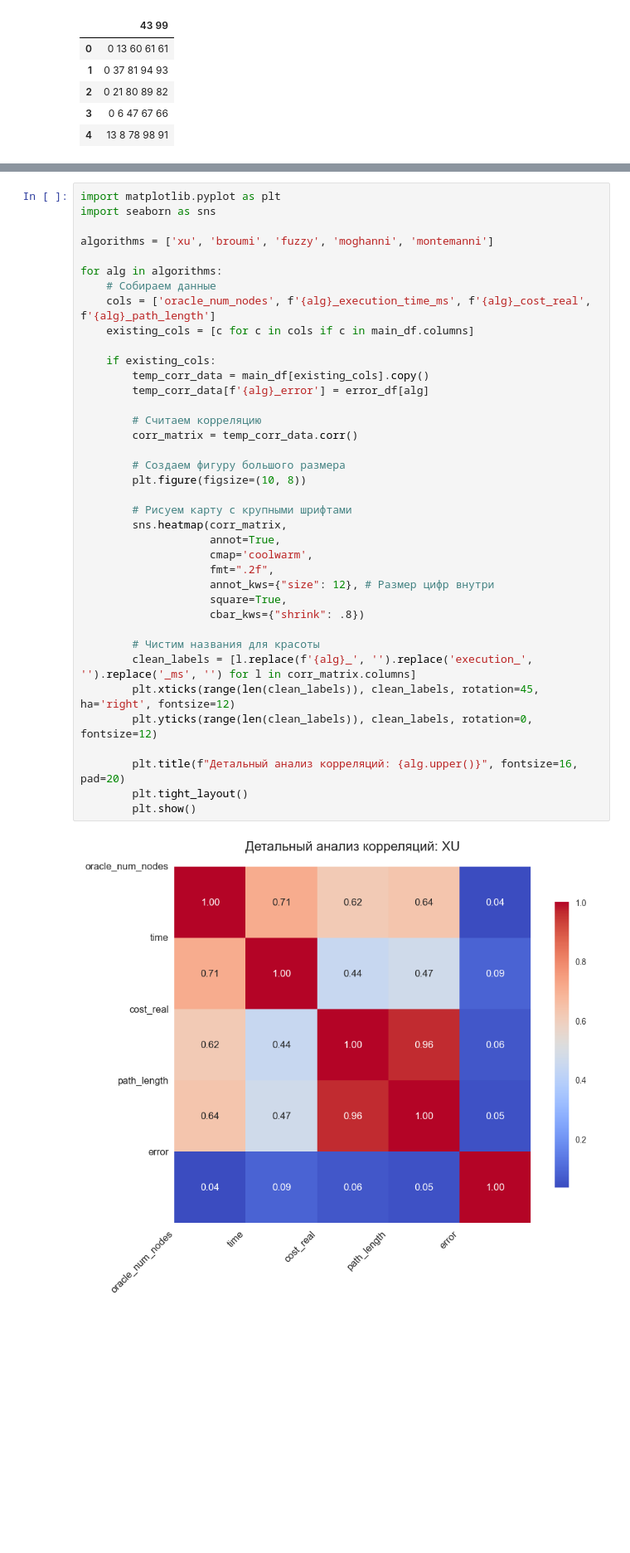
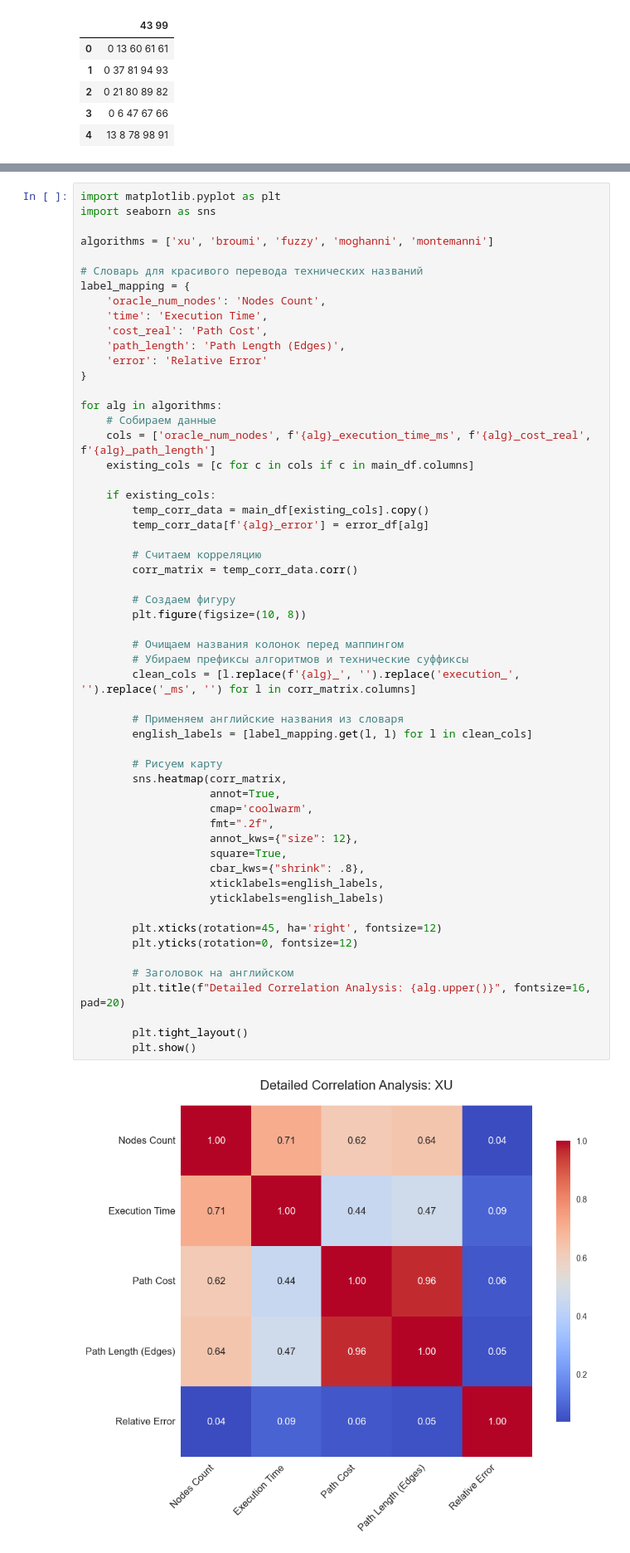
Before and after one commit to ergaganyaa/interval_graph_research, a Jupyter notebook: analysis.ipynb, the cells around one changed output, grey strips where cells are left out. Shown at 83% size. Drawn from its saved outputs; the diff is of its cells as text; blank space fills up the shorter version.

```diff
--- a/analysis.ipynb
+++ b/analysis.ipynb
@@ -234,40 +282,58 @@ plt.show()
 # %%
 import matplotlib.pyplot as plt
 import seaborn as sns
 
 algorithms = ['xu', 'broumi', 'fuzzy', 'moghanni', 'montemanni']
+
+# Словарь для красивого перевода технических названий
+label_mapping = {
+    'oracle_num_nodes': 'Nodes Count',
+    'time': 'Execution Time',
+    'cost_real': 'Path Cost',
+    'path_length': 'Path Length (Edges)',
+    'error': 'Relative Error'
+}
 
 for alg in algorithms:
     # Собираем данные
     cols = ['oracle_num_nodes', f'{alg}_execution_time_ms', f'{alg}_cost_real', f'{alg}_path_length']
     existing_cols = [c for c in cols if c in main_df.columns]
 
     if existing_cols:
         temp_corr_data = main_df[existing_cols].copy()
         temp_corr_data[f'{alg}_error'] = error_df[alg]
 
         # Считаем корреляцию
         corr_matrix = temp_corr_data.corr()
 
-        # Создаем фигуру большого размера
+        # Создаем фигуру
         plt.figure(figsize=(10, 8))
 
-        # Рисуем карту с крупными шрифтами
+        # Очищаем названия колонок перед маппингом
+        # Убираем префиксы алгоритмов и технические суффиксы
+        clean_cols = [l.replace(f'{alg}_', '').replace('execution_', '').replace('_ms', '') for l in corr_matrix.columns]
+
+        # Применяем английские названия из словаря
+        english_labels = [label_mapping.get(l, l) for l in clean_cols]
+
+        # Рисуем карту
         sns.heatmap(corr_matrix,
                     annot=True,
                     cmap='coolwarm',
                     fmt=".2f",
-                    annot_kws={"size": 12}, # Размер цифр внутри
+                    annot_kws={"size": 12},
                     square=True,
-                    cbar_kws={"shrink": .8})
+                    cbar_kws={"shrink": .8},
+                    xticklabels=english_labels,
+                    yticklabels=english_labels)
 
-        # Чистим названия для красоты
-        clean_labels = [l.replace(f'{alg}_', '').replace('execution_', '').replace('_ms', '') for l in corr_matrix.columns]
-        plt.xticks(range(len(clean_labels)), clean_labels, rotation=45, ha='right', fontsize=12)
-        plt.yticks(range(len(clean_labels)), clean_labels, rotation=0, fontsize=12)
+        plt.xticks(rotation=45, ha='right', fontsize=12)
+        plt.yticks(rotation=0, fontsize=12)
 
-        plt.title(f"Детальный анализ корреляций: {alg.upper()}", fontsize=16, pad=20)
+        # Заголовок на английском
+        plt.title(f"Detailed Correlation Analysis: {alg.upper()}", fontsize=16, pad=20)
+
         plt.tight_layout()
         plt.show()
 # %% [output]
-[figure, old version]
+[figure, new version]
```
Also changed, not shown: parts of 10 cells of this notebook.
